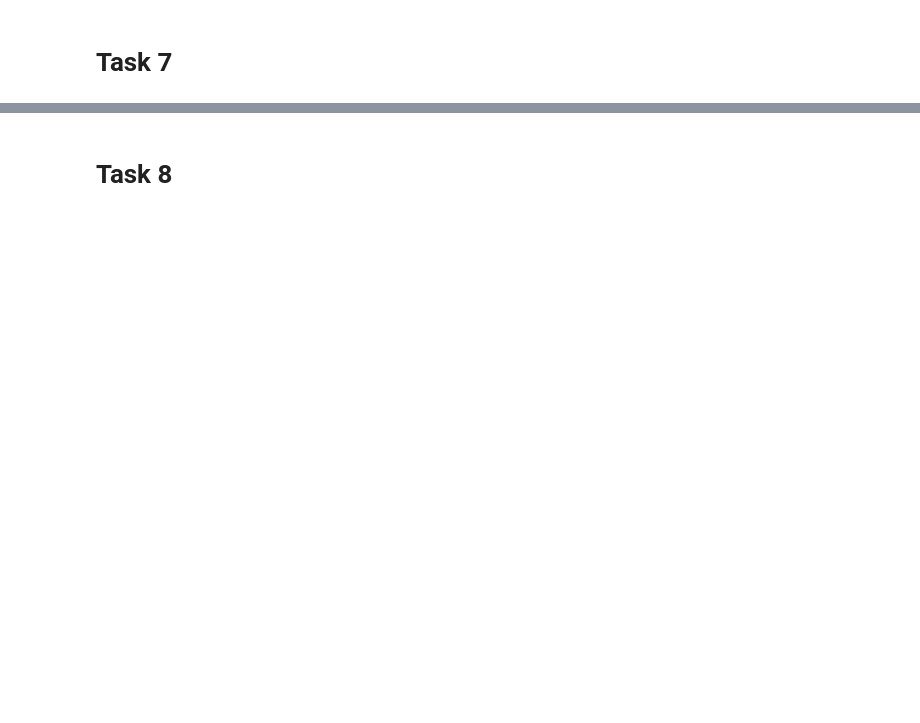
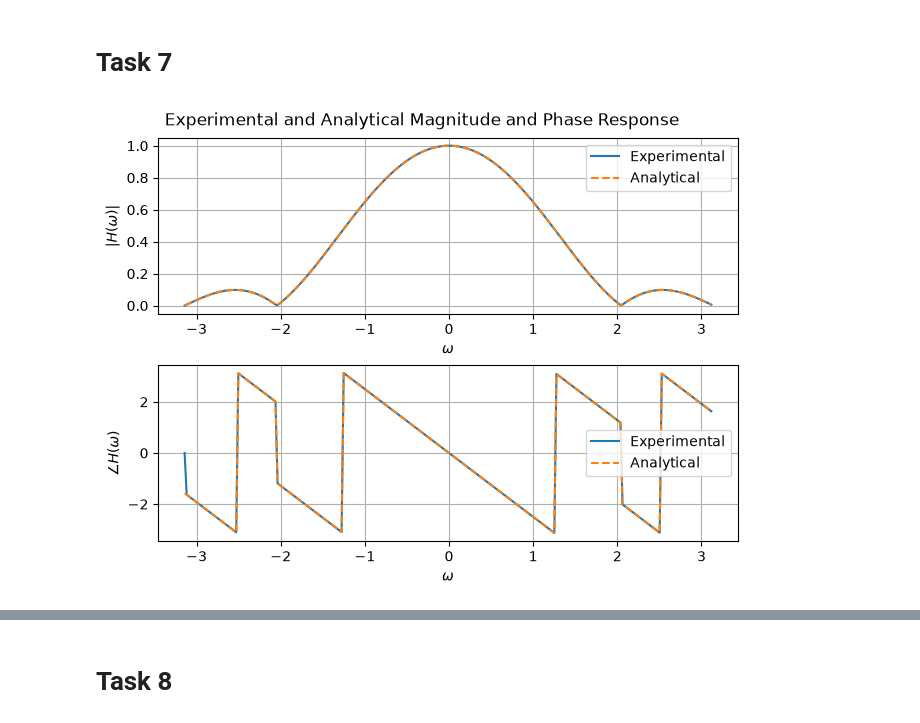
Before and after one commit to davgal27/Signal-Analysis, a Jupyter notebook: DSP-FIR-filter-freqresp/practical3.ipynb, the cells around one changed output, grey strips where cells are left out. Cells and saved outputs as stored; diff of their text form; code cells hidden in the pictures; blank space fills up the shorter version.

```diff
--- a/DSP-FIR-filter-freqresp/practical3.ipynb
+++ b/DSP-FIR-filter-freqresp/practical3.ipynb
@@ -198,2 +208,30 @@ Null points are ± 2.0371264863121317 rad/sample
 # %% [markdown]
 # Task 7
+# %%
+a = -0.0294 * np.cos(5*w/2) + 0.346 * np.cos(3*w/2) + 0.684 * np.cos(w/2)
+b = 5*w/2
+H_analytical = a * np.exp(-1j*b)
+
+fig, ax = plt.subplots(2, 1, constrained_layout=True)
+
+# magnitude resp
+ax[0].plot(w, abs(H), label = "Experimental")
+ax[0].plot(w, abs(H_analytical), '--', label ="Analytical")
+ax[0].set_xlabel('$\\omega$')
+ax[0].set_ylabel('$|H(\\omega)|$')
+ax[0].grid(True)
+ax[0].legend()
+
+# phase resp
+ax[1].plot(w, np.angle(H), label = "Experimental")
+ax[1].plot(w, np.angle(H_analytical), '--', label= "Analytical")
+ax[1].set_xlabel('$\\omega$')
+ax[1].set_ylabel('$\\angle H(\\omega)$')
+ax[1].grid(True)
+ax[1].legend()
+
+fig.suptitle('Experimental and Analytical Magnitude and Phase Response')
+
+plt.show()
+# %% [output]
+[figure, added]
```
Also changed, not shown: parts of 24 cells of this notebook.
